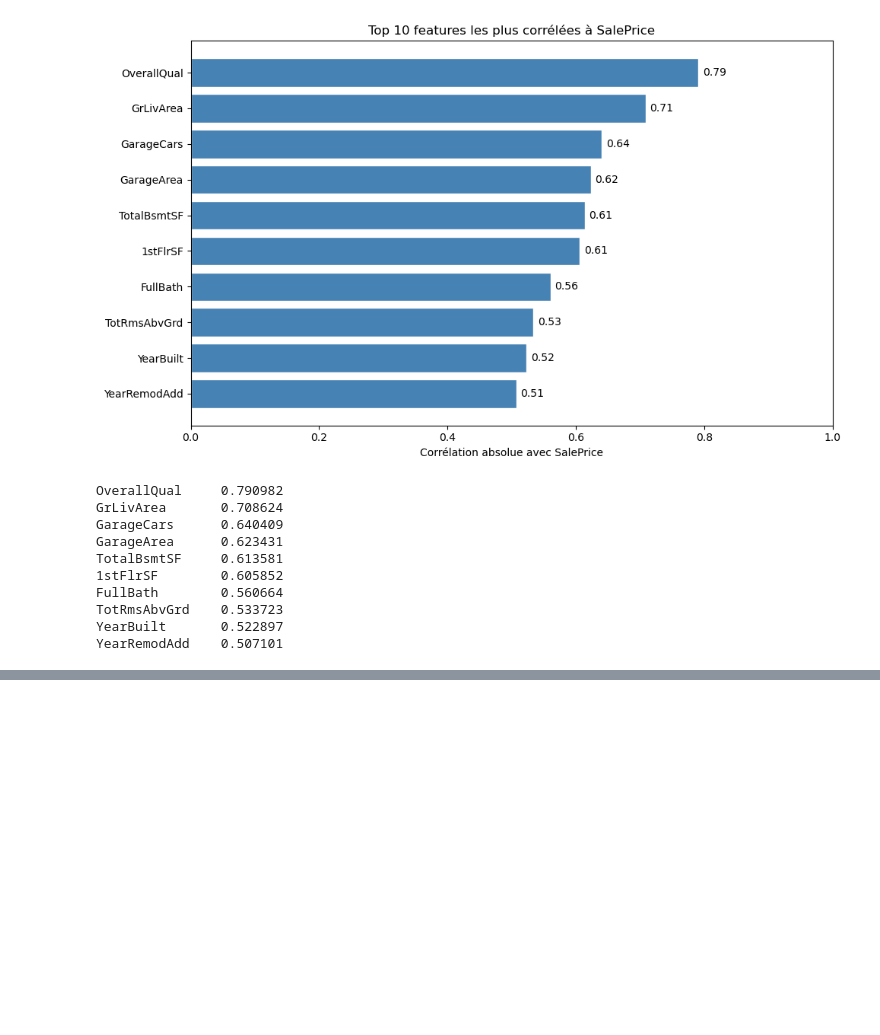
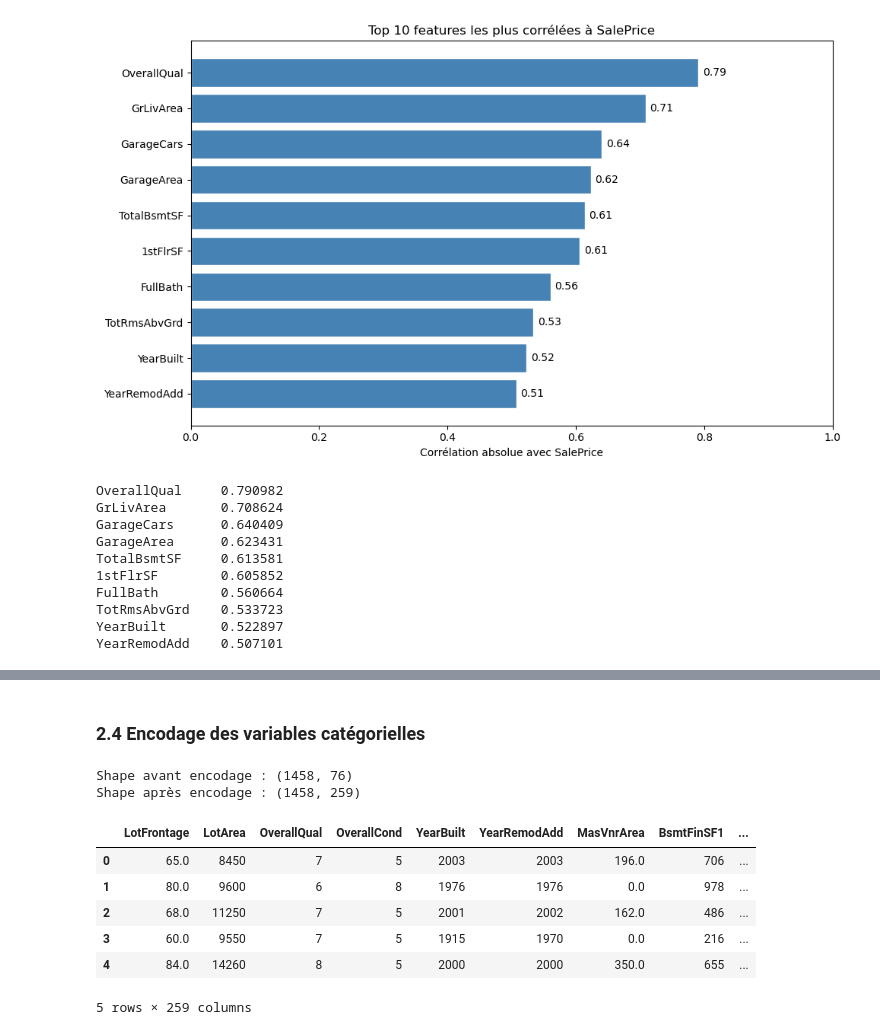
Before and after one commit to alexis-fokam/housing-price-prediction, a Jupyter notebook: notebooks/housing_prediction.ipynb, the cells around one changed output, grey strips where cells are left out. Saved outputs shown, nothing was run; the diff lists cells and outputs as text; code cells hidden in the pictures; blank space fills up the shorter version.

```diff
--- a/notebooks/housing_prediction.ipynb
+++ b/notebooks/housing_prediction.ipynb
@@ -178,0 +265,24 @@ YearRemodAdd    0.507101
+# %% [markdown]
+### 2.4 Encodage des variables catégorielles
+# %%
+# Transformation log de SalePrice pour corriger la distribution asymétrique
+df["SalePrice"] = np.log1p(df["SalePrice"])
+
+# One-hot encoding de toutes les colonnes catégorielles
+df_encoded = pd.get_dummies(df, drop_first=True).astype({
+    col: int for col in pd.get_dummies(df, drop_first=True).select_dtypes(include="bool").columns
+})
+
+print(f"Shape avant encodage : {df.shape}")
+print(f"Shape après encodage : {df_encoded.shape}")
+df_encoded.head()
+# %% [output]
+Shape avant encodage : (1458, 76)
+Shape après encodage : (1458, 259)
+|  | LotFrontage | LotArea | OverallQual | OverallCond | YearBuilt | YearRemodAdd | MasVnrArea | BsmtFinSF1 | ... |
+| 0 | 65.0 | 8450 | 7 | 5 | 2003 | 2003 | 196.0 | 706 | ... |
+| 1 | 80.0 | 9600 | 6 | 8 | 1976 | 1976 | 0.0 | 978 | ... |
+| 2 | 68.0 | 11250 | 7 | 5 | 2001 | 2002 | 162.0 | 486 | ... |
+| 3 | 60.0 | 9550 | 7 | 5 | 1915 | 1970 | 0.0 | 216 | ... |
+| 4 | 84.0 | 14260 | 8 | 5 | 2000 | 2000 | 350.0 | 655 | ... |
+5 rows × 259 columns
```
Also changed, not shown: parts of 7 cells of this notebook.
